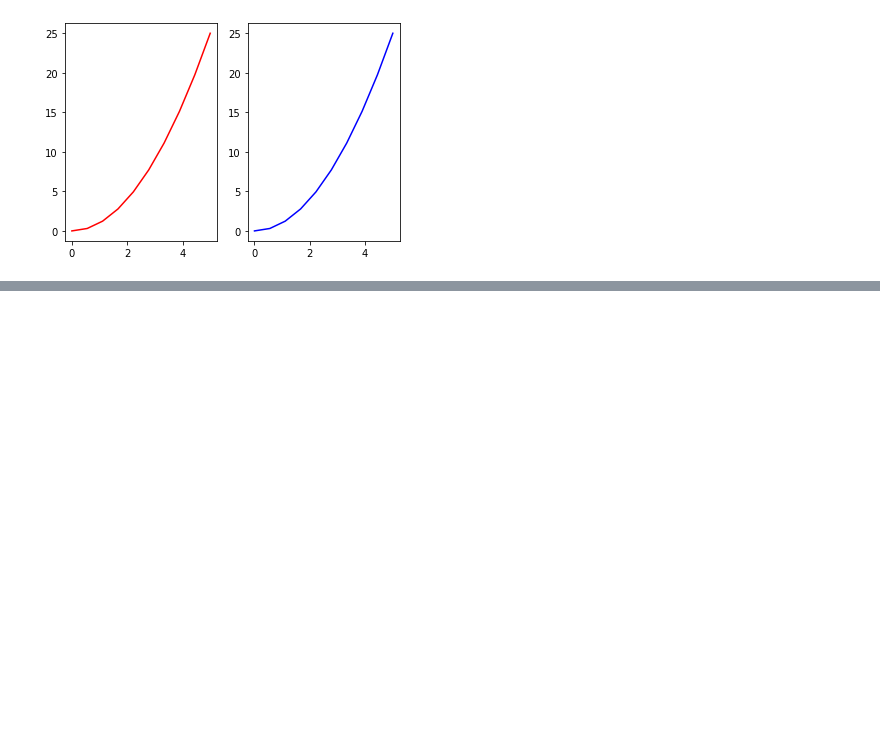
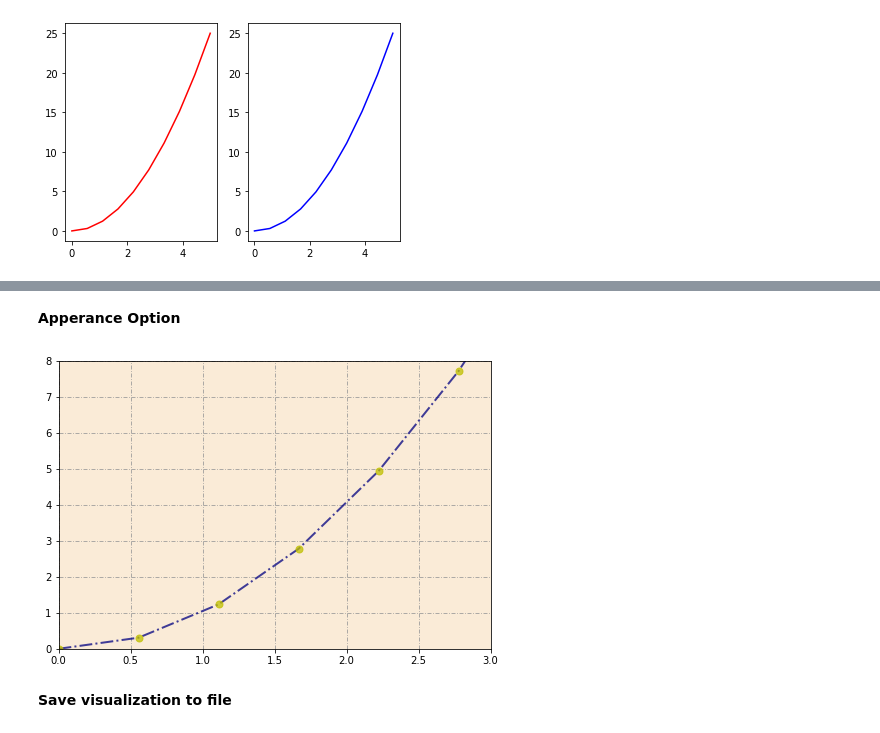
Before and after one commit to karthi219ms/Matplotlib, a Jupyter notebook: Matplotlib.ipynb, the cells around one changed output, grey strips where cells are left out. Cells and saved outputs as stored; diff of their text form; code cells hidden in the pictures; blank space fills up the shorter version.

```diff
--- a/Matplotlib.ipynb
+++ b/Matplotlib.ipynb
@@ -31,0 +66,16 @@ plt.plot(x_1,y_1,'b')
+# %% [markdown]
+**Apperance Option**
+# %%
+fig_3=plt.figure(figsize=(6,4))
+axes_3=fig_3.add_axes([0,0,1,1])
+#lw--->linewidth  ls----->linestyle
+axes_3.plot(x_1,y_1,color='navy',alpha=0.75,lw=2,ls='-.',marker='o',markersize=7,markerfacecolor='y',markeredgecolor='y')
+axes_3.set_xlim([0,3])
+axes_3.set_ylim([0,8])
+
+axes_3.grid(True,color='0.6',dashes=(5,2,1,2))
+axes_3.set_facecolor('#FAEBD7')
+# %% [output]
+[figure, added]
+# %% [markdown]
+**Save visualization to file**
```
Also changed, not shown: parts of 5 cells of this notebook.
